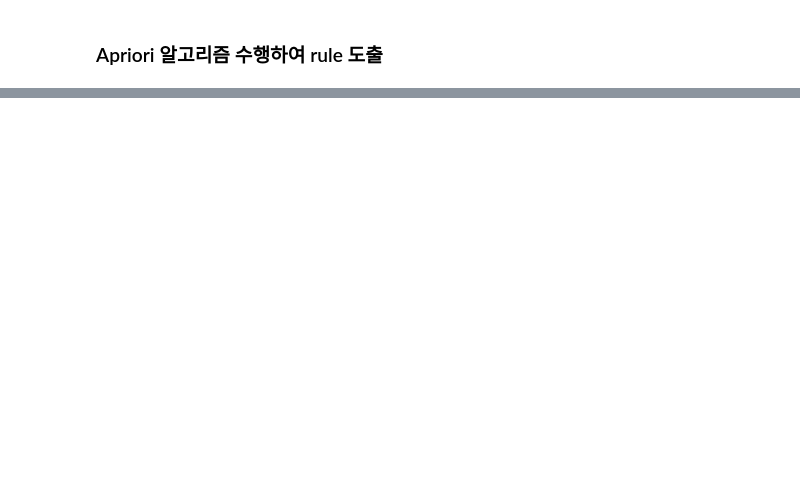
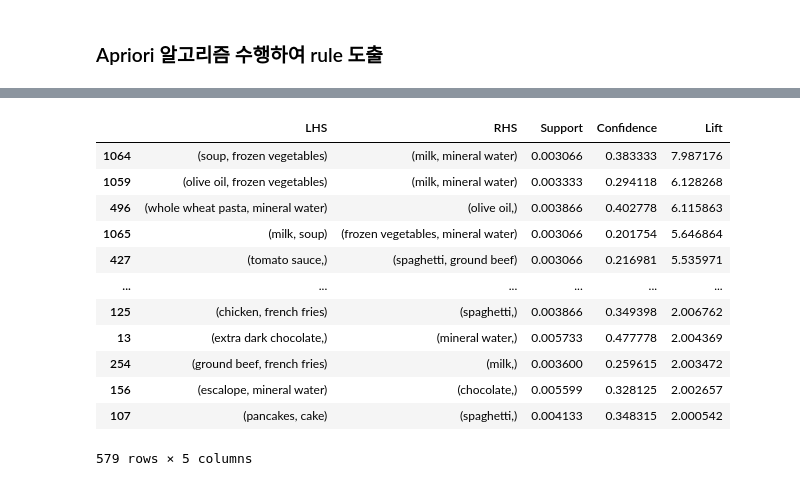
Before and after one commit to datadigger01/AppStatMat, a Jupyter notebook: AssociationRule_Apriori_ex1.ipynb, the cells around one changed output, grey strips where cells are left out. Drawn from its saved outputs; the diff is of its cells as text; code cells hidden in the pictures; blank space fills up the shorter version.

```diff
--- a/AssociationRule_Apriori_ex1.ipynb
+++ b/AssociationRule_Apriori_ex1.ipynb
@@ -157,3 +166,19 @@ result_df_cleaned.sort_values(by='Confidence', ascending=False)
+# %%
+result_df_cleaned.sort_values(by='Lift', ascending=False)
+# %% [output]
+|  | LHS | RHS | Support | Confidence | Lift |
+| 1064 | (soup, frozen vegetables) | (milk, mineral water) | 0.003066 | 0.383333 | 7.987176 |
+| 1059 | (olive oil, frozen vegetables) | (milk, mineral water) | 0.003333 | 0.294118 | 6.128268 |
+| 496 | (whole wheat pasta, mineral water) | (olive oil,) | 0.003866 | 0.402778 | 6.115863 |
+| 1065 | (milk, soup) | (frozen vegetables, mineral water) | 0.003066 | 0.201754 | 5.646864 |
+| 427 | (tomato sauce,) | (spaghetti, ground beef) | 0.003066 | 0.216981 | 5.535971 |
+| ... | ... | ... | ... | ... | ... |
+| 125 | (chicken, french fries) | (spaghetti,) | 0.003866 | 0.349398 | 2.006762 |
+| 13 | (extra dark chocolate,) | (mineral water,) | 0.005733 | 0.477778 | 2.004369 |
+| 254 | (ground beef, french fries) | (milk,) | 0.003600 | 0.259615 | 2.003472 |
+| 156 | (escalope, mineral water) | (chocolate,) | 0.005599 | 0.328125 | 2.002657 |
+| 107 | (pancakes, cake) | (spaghetti,) | 0.004133 | 0.348315 | 2.000542 |
+579 rows × 5 columns
 # %%
 # Create the scatter plot
 plt.figure(figsize=(10, 6))
```
Also changed, not shown: parts of 6 cells of this notebook.
